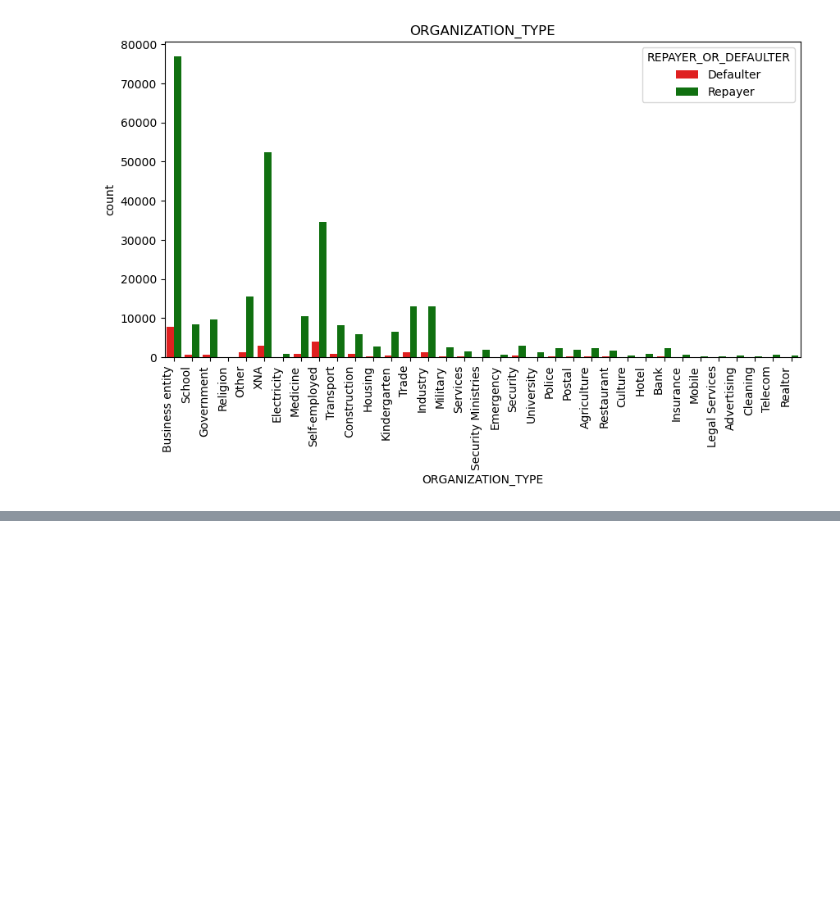
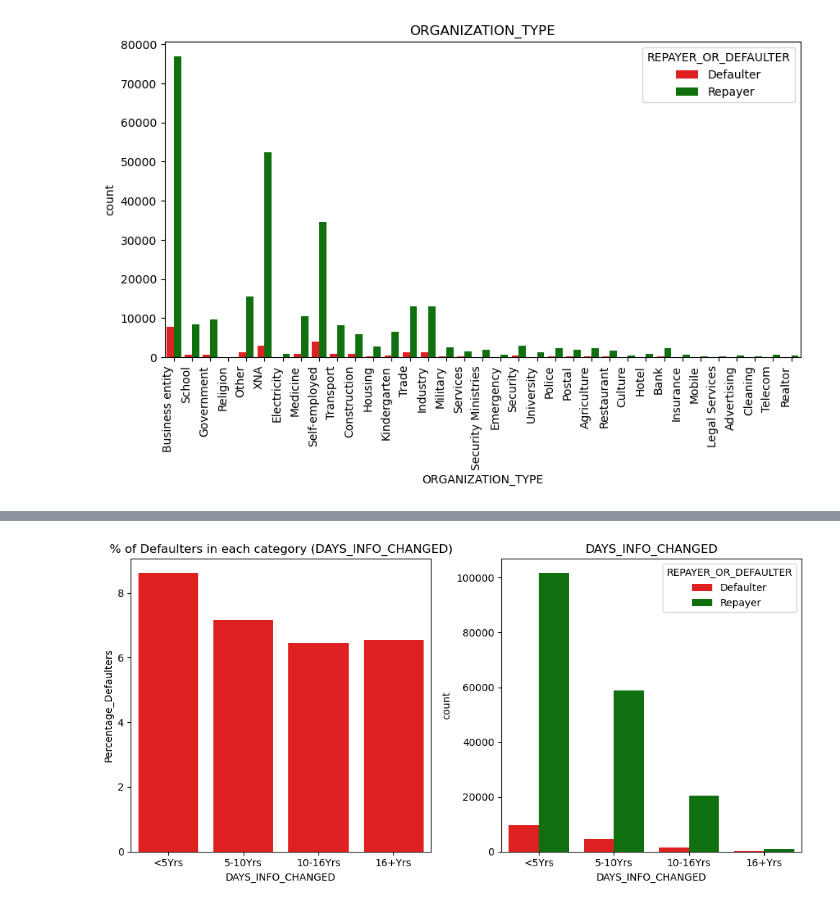
Before and after one commit to Punya-B-R/loan-approval-risk-analysis, a Jupyter notebook: Bank-Loan.ipynb, the cells around one changed output, grey strips where cells are left out. Saved outputs shown, nothing was run; the diff lists cells and outputs as text; code cells hidden in the pictures; blank space fills up the shorter version.

Commit message:
Univariate analysis done

```diff
--- a/Bank-Loan.ipynb
+++ b/Bank-Loan.ipynb
@@ -448,0 +434,8 @@ app_univariate_categorical('DAYS_LAST_PHONE_CHANGE')
+# %%
+app['DAYS_REGISTRATION'] = app['DAYS_REGISTRATION'].astype(int)
+app['DAYS_ID_PUBLISH'] = app['DAYS_ID_PUBLISH'].apply(lambda x: int(x*-1))
+app['DAYS_INFO_CHANGED']=app[['DAYS_REGISTRATION', 'DAYS_ID_PUBLISH']].mean(axis=1)
+app['DAYS_INFO_CHANGED']=pd.cut(app['DAYS_INFO_CHANGED'], [0,2000,4000,6000,999999], labels=['<5Yrs', '5-10Yrs', '10-16Yrs', '16+Yrs'])
+app_univariate_categorical('DAYS_INFO_CHANGED')
+# %% [output]
+[figure, added]
```
Also changed, not shown: parts of 10 cells of this notebook.
